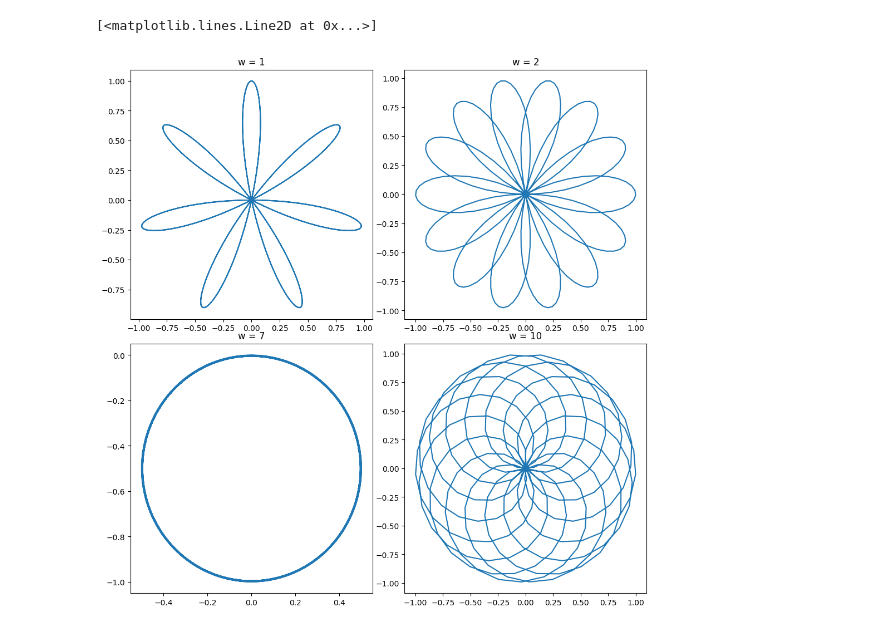
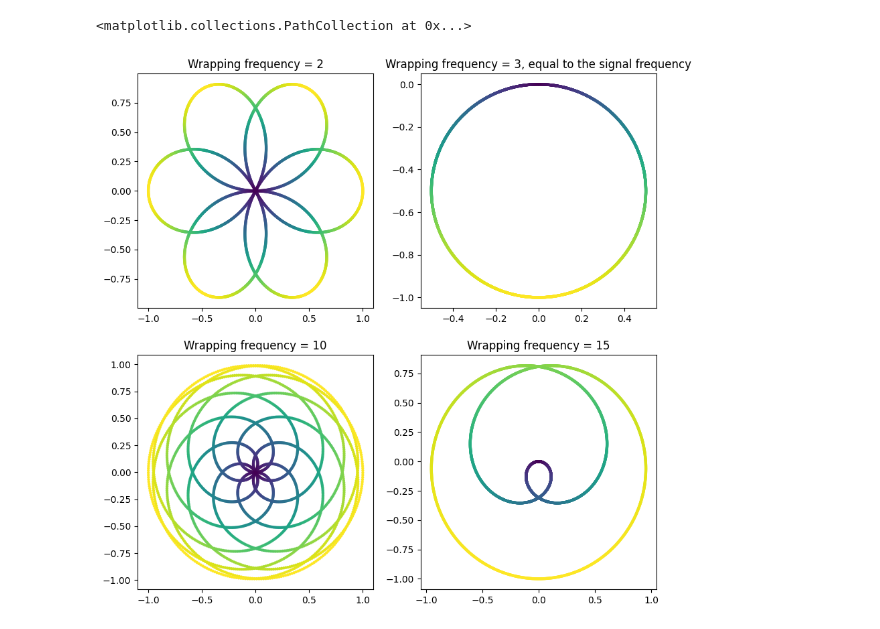
Before and after one commit to visanalexandru/SignalProcessing, a Jupyter notebook: Lab3/lab3.ipynb, the cells around one changed output. Saved outputs shown, nothing was run; the diff lists cells and outputs as text; code cells hidden in the pictures.

```diff
--- a/Lab3/lab3.ipynb
+++ b/Lab3/lab3.ipynb
@@ -42,30 +67,34 @@ axs[1].plot((y1[100].real,0), (y1[100].imag,0), marker="o")
 # %%
-fig, axs = plt.subplots(2, 2, figsize=(10, 10))
-fig.tight_layout()
+# Wrapping a simple signal on the unit circle and varying the wrapping frequency.
 
-signal = lambda t: np.sin(2*np.pi*7*t)
-time = np.linspace(0, 1, 300)
+fig, axs = plt.subplots(2, 2, figsize=(10,10))
+x = lambda t: np.sin(2*np.pi*t*3)
+time = np.linspace(0, 1, 3000)
 
-x = signal(time)
-complex_samples1 = np.exp(-2*np.pi* 1j * time * 1)
-complex_samples2 = np.exp(-2*np.pi* 1j * time * 2)
-complex_samples3 = np.exp(-2*np.pi* 1j * time * 7)
-complex_samples4 = np.exp(-2*np.pi* 1j * time * 10)
+w1 = 2
+w2 = 3
+w3 = 10
+w4 = 15
 
-y1 = x*complex_samples1
-y2 = x*complex_samples2
-y3 = x*complex_samples3
-y4 = x*complex_samples4
+samples =  x(time)
+complex1 = np.exp(-2*np.pi* 1j * time * w1)  * samples
+complex2 = np.exp(-2*np.pi* 1j * time * w2)  * samples
+complex3 = np.exp(-2*np.pi* 1j * time * w3)  * samples
+complex4 = np.exp(-2*np.pi* 1j * time * w4)  * samples
 
+colors1 = np.absolute(complex1)
+colors2 = np.absolute(complex2)
+colors3 = np.absolute(complex3)
+colors4 = np.absolute(complex4)
 
-axs[0,0].set_title("w = 1")
-axs[0,0].plot(y1.real, y1.imag)
-axs[0,1].set_title("w = 2")
-axs[0,1].plot(y2.real, y2.imag)
-axs[1,0].set_title("w = 7")
-axs[1,0].plot(y3.real, y3.imag)
-axs[1,1].set_title("w = 10")
-axs[1,1].plot(y4.real, y4.imag)
+axs[0,0].set_title("Wrapping frequency = 2")
+axs[0,0].scatter(complex1.real, complex1.imag, marker='.', linewidth=0.1, c = colors1)
+axs[0,1].set_title("Wrapping frequency = 3, equal to the signal frequency")
+axs[0,1].scatter(complex2.real, complex2.imag, marker='.', linewidth=0.1, c = colors2)
+axs[1,0].set_title("Wrapping frequency = 10")
+axs[1,0].scatter(complex3.real, complex3.imag, marker='.', linewidth=0.1, c = colors3)
+axs[1,1].set_title("Wrapping frequency = 15")
+axs[1,1].scatter(complex4.real, complex4.imag, marker='.', linewidth=0.1, c = colors4)
 # %% [output]
-[<matplotlib.lines.Line2D at 0x...>]
+<matplotlib.collections.PathCollection at 0x...>
-[figure, old version]
+[figure, new version]
```
Also changed, not shown: parts of 8 cells of this notebook.
